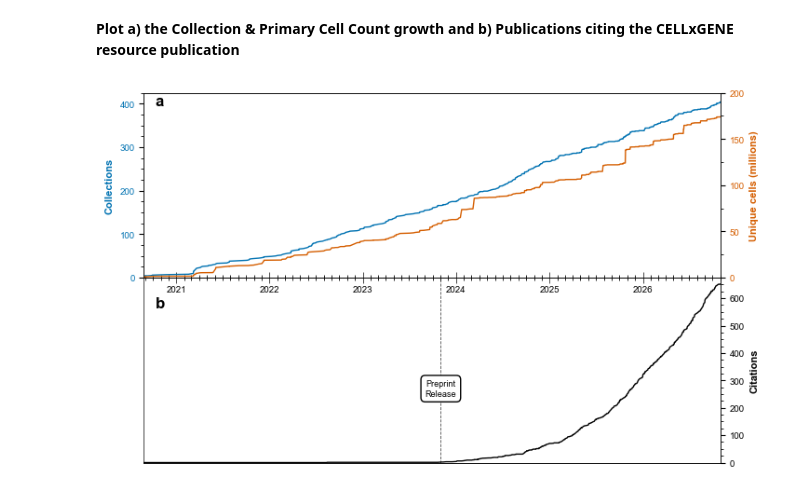
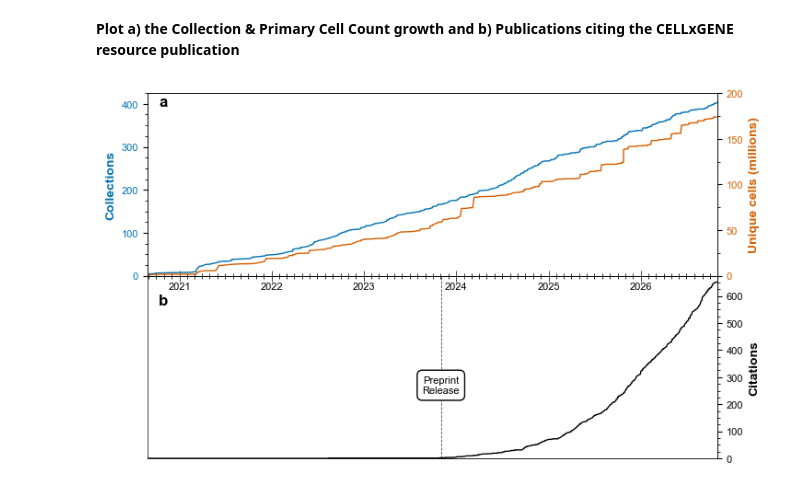
Before and after one commit to Lattice-Data/lattice-tools, a Jupyter notebook: cellxgene_resources/collab_submissions_pub/Figure2_corpus_growth.ipynb, the cells around one changed output. Drawn from its saved outputs; the diff is of its cells as text; code cells hidden in the pictures.

Commit message:
update Figure2 resolution and scale and format

```diff
--- a/cellxgene_resources/collab_submissions_pub/Figure2_corpus_growth.ipynb
+++ b/cellxgene_resources/collab_submissions_pub/Figure2_corpus_growth.ipynb
@@ -151,11 +151,11 @@ cell_color = (213/255, 94/255, 000/255)
 cite_color = 'black'
 
 def setup_y(ax, x, y, label, color, lim, del_mj, del_mi):
-    ax.set_ylabel(label, color=color, fontsize=8, fontweight='bold')
+    ax.set_ylabel(label, color=color, fontsize=10, fontweight='bold')
     ax.set_ylim(0, lim)
     ax.set_yticks(np.arange(0, lim + 0.1, del_mj), minor=False)
     ax.set_yticks(np.arange(0, lim + 0.1, del_mi), minor=True)
-    ax.tick_params(axis='y', labelcolor=color, labelsize=7)
+    ax.tick_params(axis='y', labelcolor=color, labelsize=8)
     ax.plot(x, y, color=color, linewidth=1)
 
 # a: left y-axis (collections)
@@ -178,35 +178,34 @@ ax3.spines['left'].set_visible(False)
 # b: vertical line for preprint release date
 def plot_release(ax, date, label):
     date = pd.Timestamp(date)
     ax.axvline(date, color='black', linestyle='--', linewidth=0.6, alpha=0.7)
-    ax.text(date, 0.4, label, ha='center', va='center', fontsize=6.5, color='black',
+    ax.text(date, 0.4, label, ha='center', va='center', fontsize=8, color='black',
              transform=ax.get_xaxis_transform(),
              bbox=dict(boxstyle='round,pad=0.5', facecolor='white', edgecolor='black', alpha=1))
 
 plot_release(ax3, '2023-11-02', 'Preprint\nRelease')
 
 # shared: x-axis
 ax1.set_xlim(result['earliest_date'].min(), result['earliest_date'].max())
 ax1.xaxis.set_minor_locator(mdates.MonthLocator())
 
 
 ax1.tick_params(axis='x', which='major', length=4, width=0.5, direction='in')
 ax1.tick_params(axis='x', which='minor', length=2, direction='in')
 
 
-ax3.tick_params(axis='x', which='major', labelsize=7, length=4, width=0.5, pad=-12,
+ax3.tick_params(axis='x', which='major', labelsize=8, length=4, width=0.5, pad=-12,
                labeltop=True, labelbottom=False, top=True, bottom=False, direction='in')
 ax3.tick_params(axis='x', which='minor', length=2, top=True, bottom=False, direction='in')
 
 # Add labels a and b
 ax1.text(0.02, 0.99, 'a', transform=ax1.transAxes,
          fontsize=12, fontweight='bold', va='top', ha='left')
 ax3.text(0.02, 0.9, 'b', transform=ax3.transAxes,
          fontsize=12, fontweight='bold', va='top', ha='left')
 
 plt.subplots_adjust(left=0.07, right=0.93, top=0.98, bottom=0.02)
-plt.savefig('cxg_growth.pdf')
-plt.savefig('cxg_growth.png', dpi=600)
+plt.savefig('cxg_growth.tiff', dpi=600, pil_kwargs={'compression': 'tiff_lzw'})
 plt.show()
 # %% [output]
-[figure, old version]
+[figure, new version]
```
